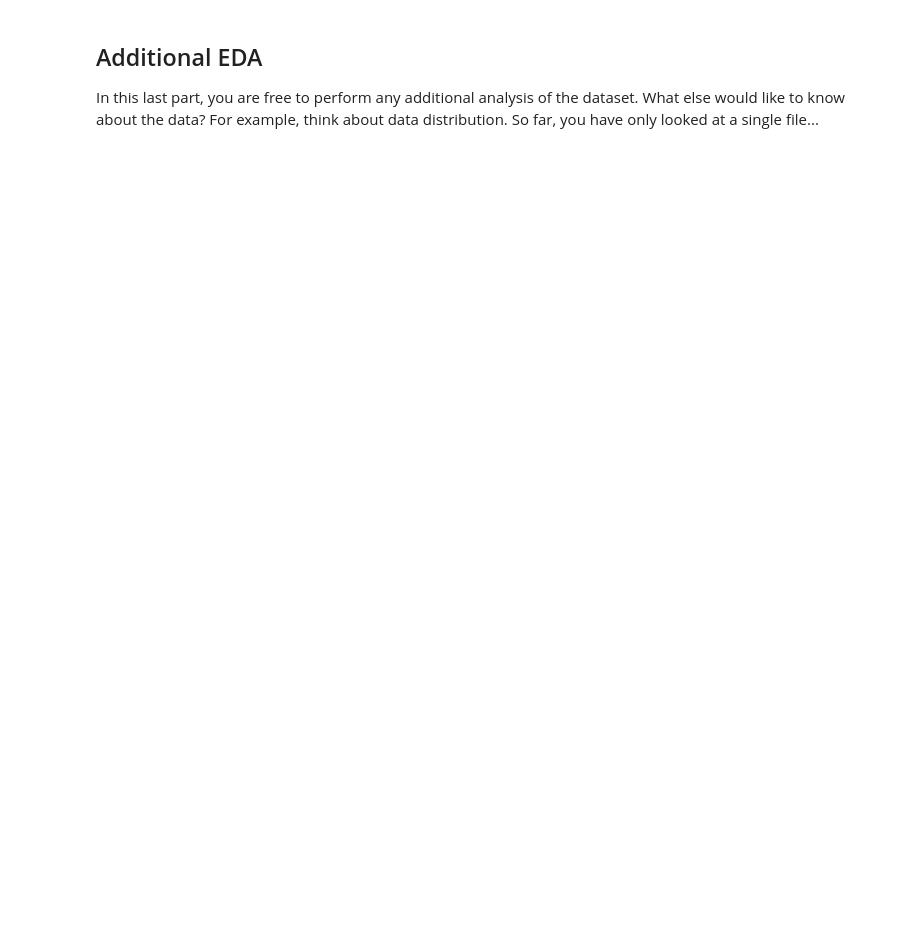
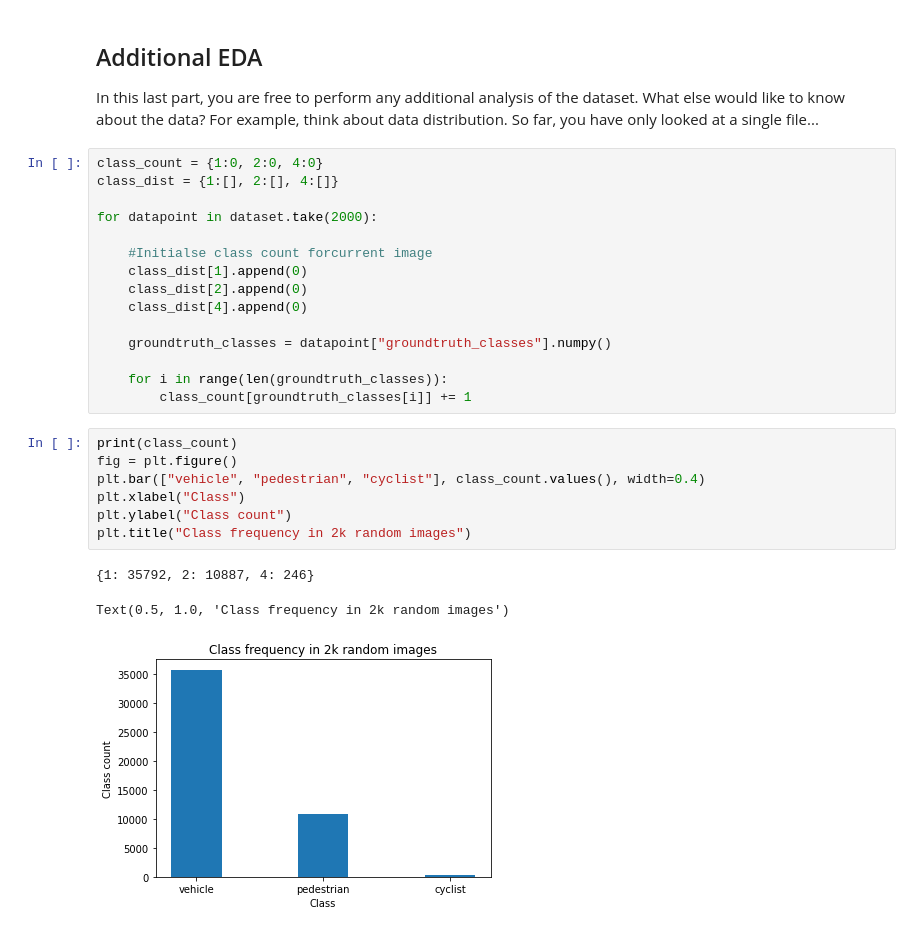
Before and after one commit to phohlfeld/Data-Scientist-ND, a Jupyter notebook: Object-Detection-in-Urban-Environment/Exploratory Data Analysis.ipynb, the cells around one changed output. Drawn from its saved outputs; the diff is of its cells as text; blank space fills up the shorter version.

```diff
--- a/Object-Detection-in-Urban-Environment/Exploratory Data Analysis.ipynb
+++ b/Object-Detection-in-Urban-Environment/Exploratory Data Analysis.ipynb
@@ -71,3 +71,29 @@ plt.show()
 
 In this last part, you are free to perform any additional analysis of the dataset. What else would like to know about the data?
 For example, think about data distribution. So far, you have only looked at a single file...
+# %%
+class_count = {1:0, 2:0, 4:0}
+class_dist = {1:[], 2:[], 4:[]}
+
+for datapoint in dataset.take(2000):
+
+    #Initialse class count forcurrent image
+    class_dist[1].append(0)
+    class_dist[2].append(0)
+    class_dist[4].append(0)
+
+    groundtruth_classes = datapoint["groundtruth_classes"].numpy()
+
+    for i in range(len(groundtruth_classes)):
+        class_count[groundtruth_classes[i]] += 1
+# %%
+print(class_count)
+fig = plt.figure()
+plt.bar(["vehicle", "pedestrian", "cyclist"], class_count.values(), width=0.4)
+plt.xlabel("Class")
+plt.ylabel("Class count")
+plt.title("Class frequency in 2k random images")
+# %% [output]
+{1: 35792, 2: 10887, 4: 246}
+Text(0.5, 1.0, 'Class frequency in 2k random images')
+[figure, added]
```
Also changed, not shown: parts of 1 cell of this notebook.
